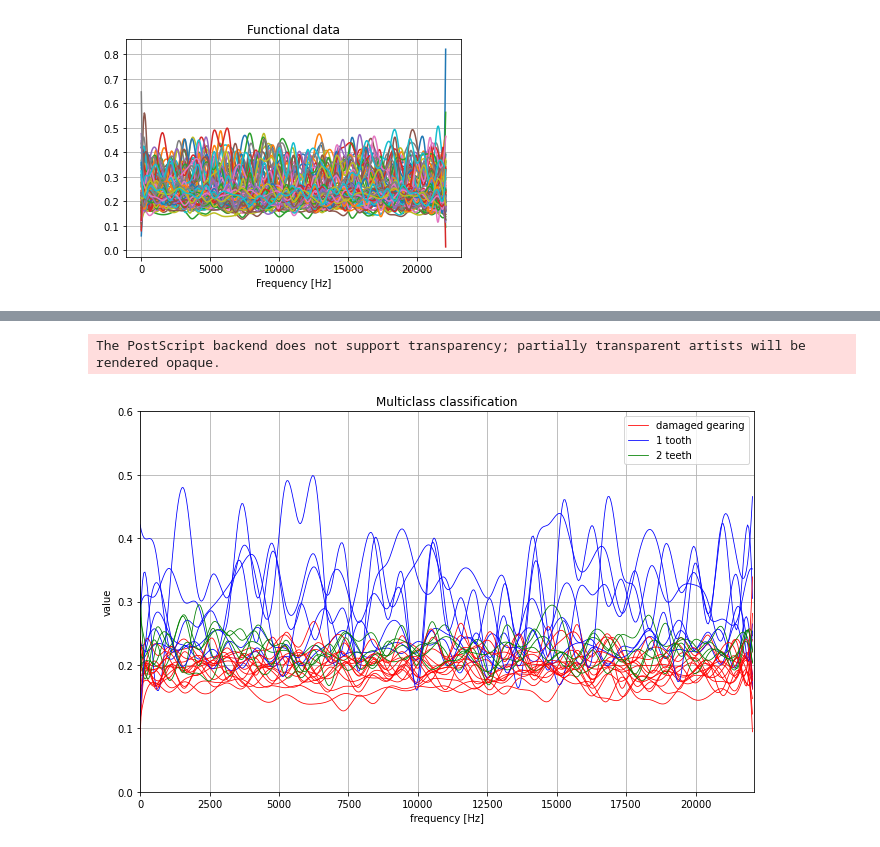
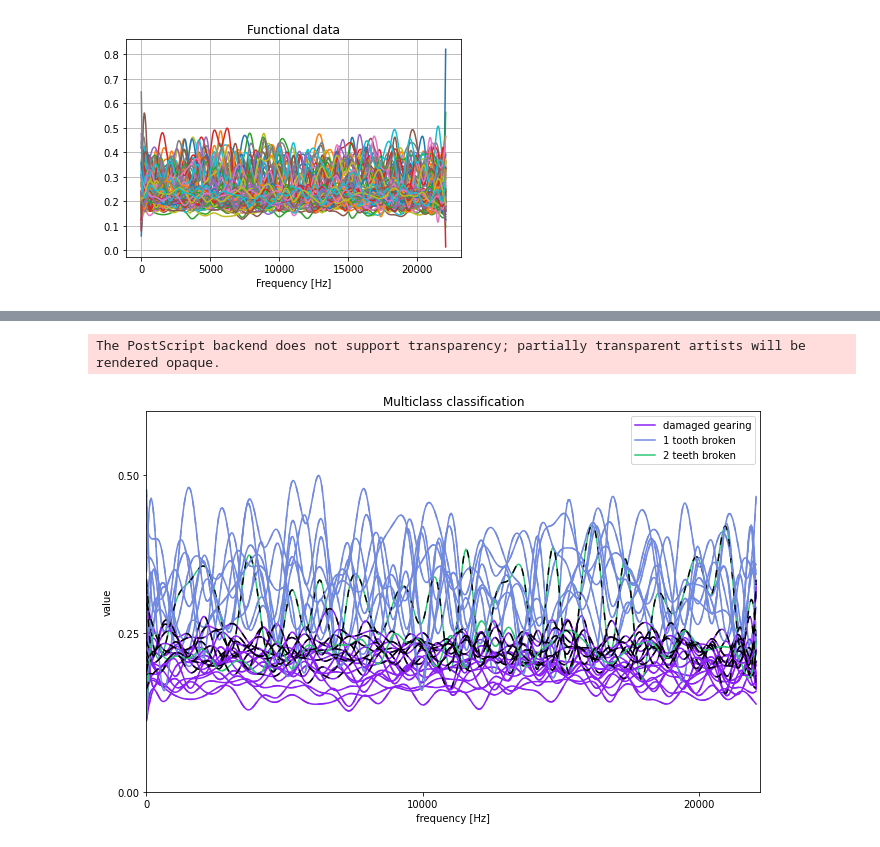
Before and after one commit to Porbi96/fda-time-series-classification, a Jupyter notebook: src/main.ipynb, the cells around one changed output, grey strips where cells are left out. Drawn from its saved outputs; the diff is of its cells as text; code cells hidden in the pictures.

```diff
--- a/src/main.ipynb
+++ b/src/main.ipynb
@@ -274,8 +329,8 @@ fd2 = fd_1_fft
 fd3 = fd_2_fft
 
 fd1_label = 'damaged gearing'
-fd2_label = '1 tooth'
-fd3_label = '2 teeth'
+fd2_label = '1 tooth broken'
+fd3_label = '2 teeth broken'
 
 # Dataset concatenation:
 fd = fd1.concatenate(fd2).concatenate(fd3)
@@ -309,13 +364,13 @@ fd_size = fd_basis.n_samples
 y = fd_size//3*[0] + fd_size//3*[1] + fd_size//3*[2]
 
 # Splitting with help of scikit-learn function:
-x_train, x_val, y_train, y_val = train_test_split(fd_basis, y, test_size=0.3, random_state=55, shuffle=True)
+# x_train, x_val, y_train, y_val = train_test_split(fd_basis, y, test_size=0.3, random_state=55, shuffle=True)
 
 # Or splitting on two exact parts - may work better with small datasets as this one
-# x_train = fd_basis[::2]
-# x_val = fd_basis[1::2]
-# y_train = y[::2]
-# y_val = y[1::2]
+x_train = fd_basis[::3].concatenate(fd_basis[1::3])
+x_val = fd_basis[2::3]
+y_train = y[::3] + y[1::3]
+y_val = y[2::3]
 
 model = MulticlassLogisticRegression()
 model.fit(x_train, y_train)
@@ -351,36 +417,50 @@ Model accuracy:  0.7777777777777778
 # %%
 # Visualization
 labels_pred = np.full(len(y_pred), fd1_label)
 labels_pred[y_pred==1] = fd2_label
 labels_pred[y_pred==2] = fd3_label
+
+labels_wrong = np.copy(labels_pred)
+labels_wrong[y_pred != y_val] = 'wrong'
 colors = {
-    fd1_label: 'red',
-    fd2_label: 'blue',
-    fd3_label: 'green',
+    fd1_label: '#8a20f5',
+    fd2_label: '#7189de',
+    fd3_label: '#2cc774',
+    'wrong': 'black'
 }
 
 fig, ax = plt.subplots(1, figsize=(11, 7))
 x_val.plot(
     axes=ax,
     group=labels_pred,
     group_colors=colors,
-    linewidth=0.8,
+    linewidth=1.5,
 )
+
+x_val.plot(
+    axes=ax,
+    group=labels_wrong,
+    group_colors=colors,
+    linewidth=1.5,
+    linestyle=(0, (5, 6))
+)
+
 
 ax.set_title("Multiclass classification")
 ax.set(xlabel='frequency [Hz]', ylabel='value')
 ax.legend([fd1_label, fd2_label, fd3_label])
+ax.xaxis.set_ticks(np.arange(0, 23000, 10000))
+ax.yaxis.set_ticks(np.arange(0, 0.6, 0.25))
 leg = ax.get_legend()
 leg.legendHandles[0].set_color(colors[fd1_label])
 leg.legendHandles[1].set_color(colors[fd2_label])
 leg.legendHandles[2].set_color(colors[fd3_label])
-ax.grid()
 plt.ylim([0, 0.6])
-plt.xlim([0, 22100])
+plt.xlim([0, 22200])
 
 
-plt.savefig("../docs/imgs/multiclass_classification.eps", dpi=150, bbox_inches='tight')
+plt.savefig("../docs/imgs/multiclass_classification.eps", dpi=300, bbox_inches='tight')
 plt.show()
 # %% [output]
 The PostScript backend does not support transparency; partially transparent artists will be rendered opaque.
-[figure, old version]
+[figure, new version]
```
Also changed, not shown: parts of 9 cells of this notebook, 12 other files.
